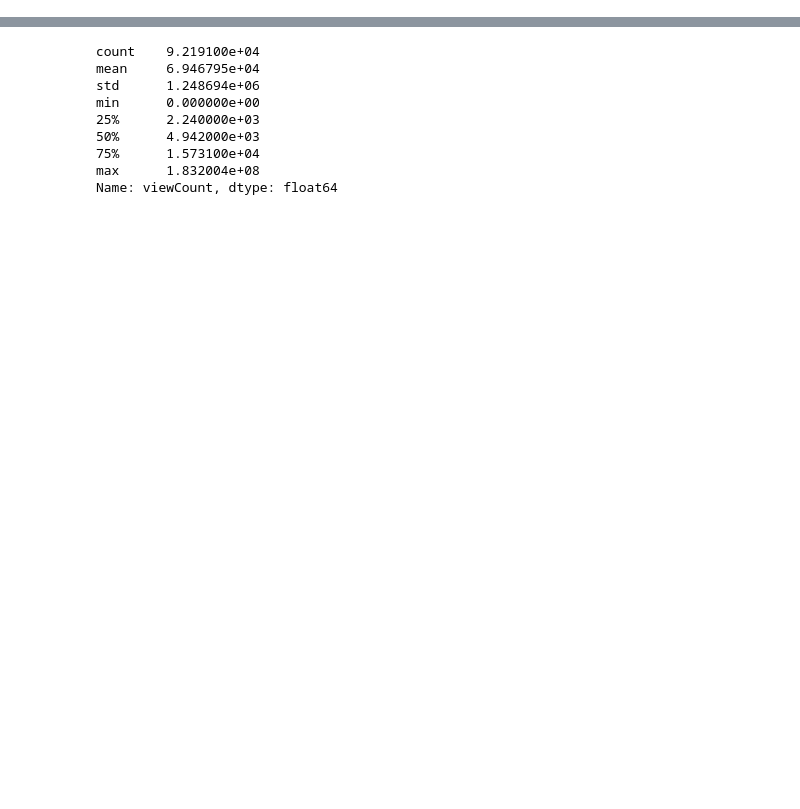
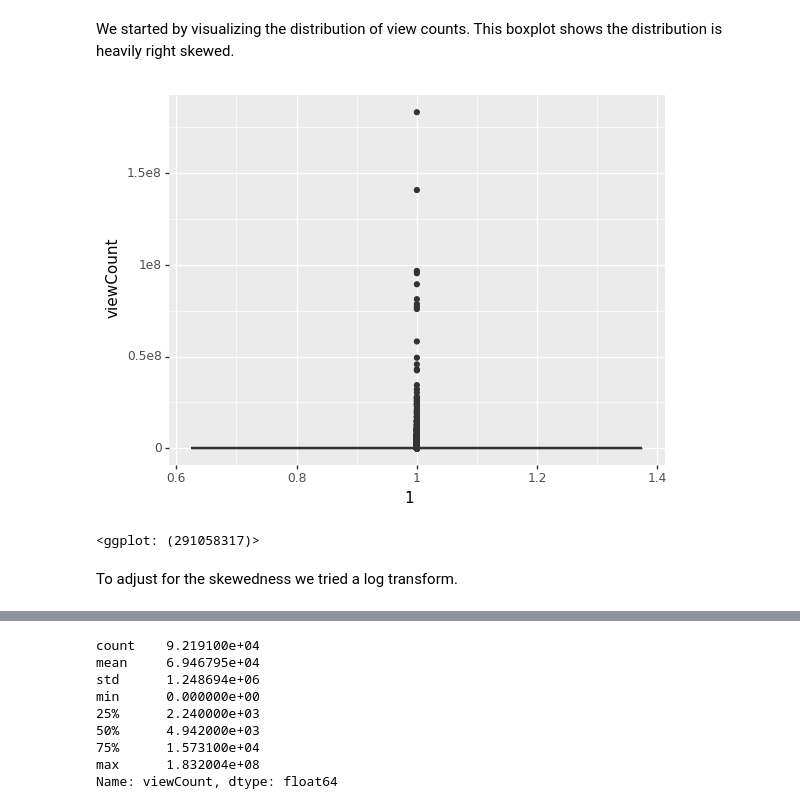
Before and after one commit to rnahar25/15388FinalProject, a Jupyter notebook: Visualization.ipynb, the cells around one changed output, grey strips where cells are left out. Cells and saved outputs as stored; diff of their text form; code cells hidden in the pictures; blank space fills up the shorter version.

```diff
--- a/Visualization.ipynb
+++ b/Visualization.ipynb
@@ -15,3 +154,13 @@ youtube_data = pd.read_csv("video_data_final.csv", encoding = "ISO-8859-1")
+# %% [markdown]
+We started by visualizing the distribution of view counts. This boxplot shows the distribution is heavily right skewed.
+# %%
+ggplot(youtube_data, aes(y = "viewCount", x = '1')) + \
+    geom_boxplot(alpha = 0.5)
+# %% [output]
+[figure, added]
+<ggplot: (291058317)>
+# %% [markdown]
+To adjust for the skewedness we tried a log transform.
 # %%
 ggplot(youtube_data, aes(y = "viewCount", x = '1')) + \
     geom_boxplot(alpha = 0.5) + \
```
Also changed, not shown: parts of 81 cells of this notebook.
